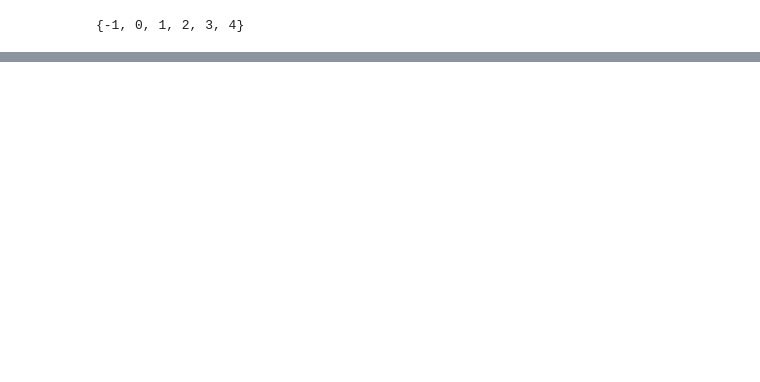
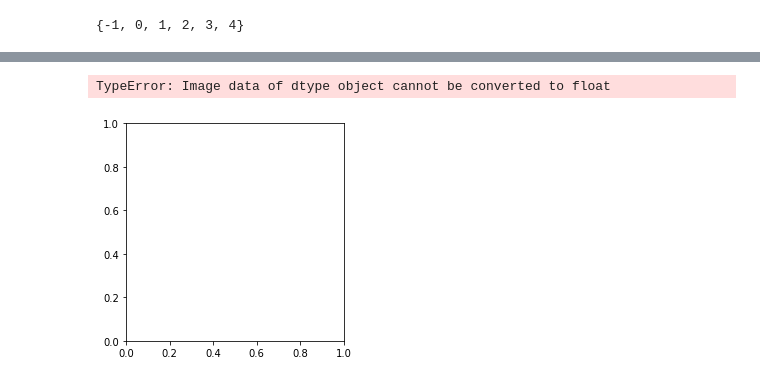
Before and after one commit to DialloYoussouf/Jedhabootcamp_Projects, a Jupyter notebook: Projet -- UBER PICKUPS/Uber-Bokeh.ipynb, the cells around one changed output, grey strips where cells are left out. Saved outputs shown, nothing was run; the diff lists cells and outputs as text; code cells hidden in the pictures; blank space fills up the shorter version.

```diff
--- a/Projet -- UBER PICKUPS/Uber-Bokeh.ipynb
+++ b/Projet -- UBER PICKUPS/Uber-Bokeh.ipynb
@@ -415,0 +416,5 @@ Silhouette Coefficient: 0.665
+# %%
+sh
+# %% [output]
+TypeError: Image data of dtype object cannot be converted to float
+[figure, added]
```
Also changed, not shown: parts of 4 cells of this notebook, 2 other files.
